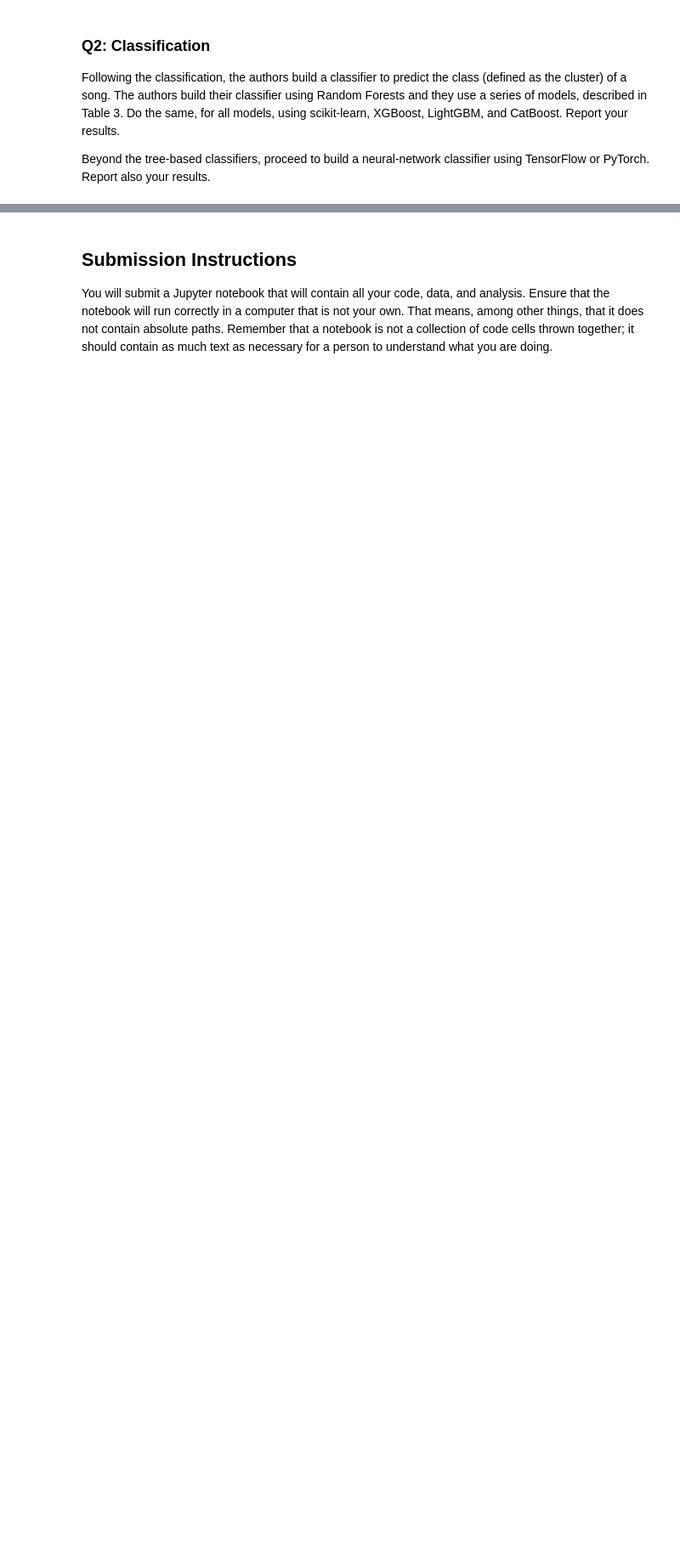
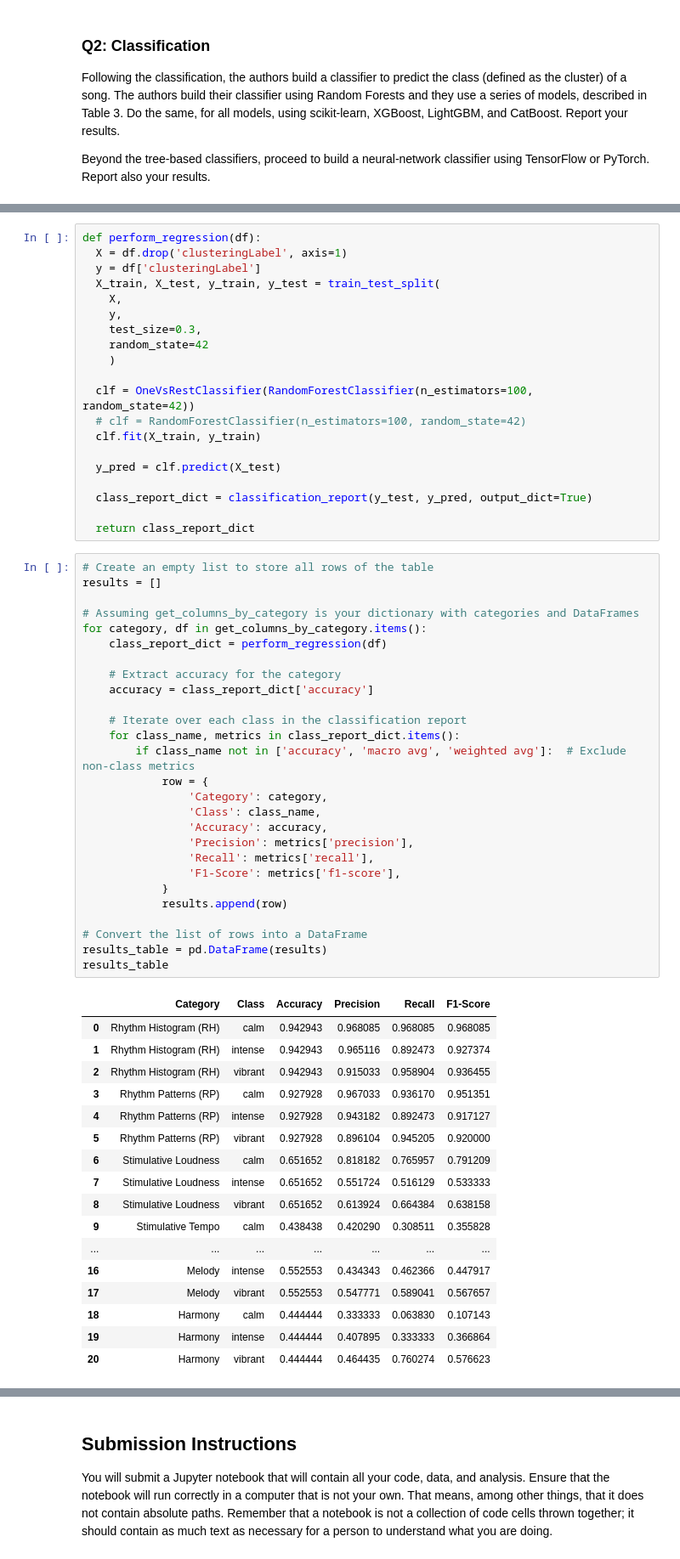
Before and after one commit to miketheofan/msc-in-data-science, a Jupyter notebook: pepmusic_assignment.ipynb, the cells around one changed output, grey strips where cells are left out. Shown: that part at 85% size. Saved outputs shown, nothing was run; the diff lists cells and outputs as text; blank space fills up the shorter version.

Commit message:
Added implementation for classification problem.

```diff
--- a/pepmusic_assignment.ipynb
+++ b/pepmusic_assignment.ipynb
@@ -507,0 +568,65 @@ Beyond the tree-based classifiers, proceed to build a neural-network classifier
+# %%
+def perform_regression(df):
+  X = df.drop('clusteringLabel', axis=1)
+  y = df['clusteringLabel']
+  X_train, X_test, y_train, y_test = train_test_split(
+    X,
+    y,
+    test_size=0.3,
+    random_state=42
+    )
+
+  clf = OneVsRestClassifier(RandomForestClassifier(n_estimators=100, random_state=42))
+  # clf = RandomForestClassifier(n_estimators=100, random_state=42)
+  clf.fit(X_train, y_train)
+
+  y_pred = clf.predict(X_test)
+
+  class_report_dict = classification_report(y_test, y_pred, output_dict=True)
+
+  return class_report_dict
+# %%
+# Create an empty list to store all rows of the table
+results = []
+
+# Assuming get_columns_by_category is your dictionary with categories and DataFrames
+for category, df in get_columns_by_category.items():
+    class_report_dict = perform_regression(df)
+
+    # Extract accuracy for the category
+    accuracy = class_report_dict['accuracy']
+
+    # Iterate over each class in the classification report
+    for class_name, metrics in class_report_dict.items():
+        if class_name not in ['accuracy', 'macro avg', 'weighted avg']:  # Exclude non-class metrics
+            row = {
+                'Category': category,
+                'Class': class_name,
+                'Accuracy': accuracy,
+                'Precision': metrics['precision'],
+                'Recall': metrics['recall'],
+                'F1-Score': metrics['f1-score'],
+            }
+            results.append(row)
+
+# Convert the list of rows into a DataFrame
+results_table = pd.DataFrame(results)
+results_table
+# %% [output]
+|  | Category | Class | Accuracy | Precision | Recall | F1-Score |
+| 0 | Rhythm Histogram (RH) | calm | 0.942943 | 0.968085 | 0.968085 | 0.968085 |
+| 1 | Rhythm Histogram (RH) | intense | 0.942943 | 0.965116 | 0.892473 | 0.927374 |
+| 2 | Rhythm Histogram (RH) | vibrant | 0.942943 | 0.915033 | 0.958904 | 0.936455 |
+| 3 | Rhythm Patterns (RP) | calm | 0.927928 | 0.967033 | 0.936170 | 0.951351 |
+| 4 | Rhythm Patterns (RP) | intense | 0.927928 | 0.943182 | 0.892473 | 0.917127 |
+| 5 | Rhythm Patterns (RP) | vibrant | 0.927928 | 0.896104 | 0.945205 | 0.920000 |
+| 6 | Stimulative Loudness | calm | 0.651652 | 0.818182 | 0.765957 | 0.791209 |
+| 7 | Stimulative Loudness | intense | 0.651652 | 0.551724 | 0.516129 | 0.533333 |
+| 8 | Stimulative Loudness | vibrant | 0.651652 | 0.613924 | 0.664384 | 0.638158 |
+| 9 | Stimulative Tempo | calm | 0.438438 | 0.420290 | 0.308511 | 0.355828 |
+| ... | ... | ... | ... | ... | ... | ... |
+| 16 | Melody | intense | 0.552553 | 0.434343 | 0.462366 | 0.447917 |
+| 17 | Melody | vibrant | 0.552553 | 0.547771 | 0.589041 | 0.567657 |
+| 18 | Harmony | calm | 0.444444 | 0.333333 | 0.063830 | 0.107143 |
+| 19 | Harmony | intense | 0.444444 | 0.407895 | 0.333333 | 0.366864 |
+| 20 | Harmony | vibrant | 0.444444 | 0.464435 | 0.760274 | 0.576623 |
```
Also changed, not shown: parts of 6 cells of this notebook.
